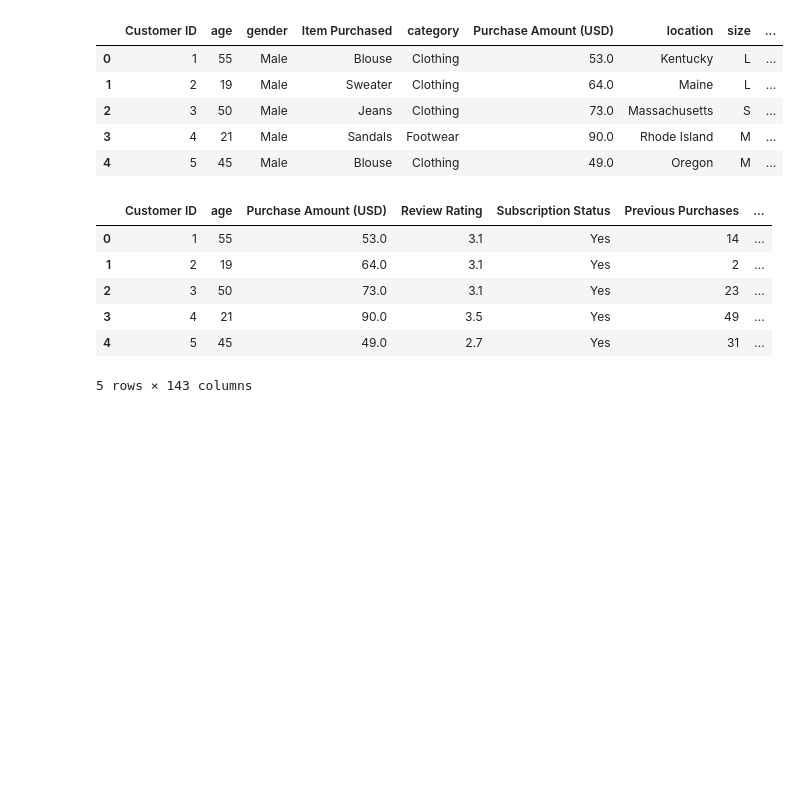
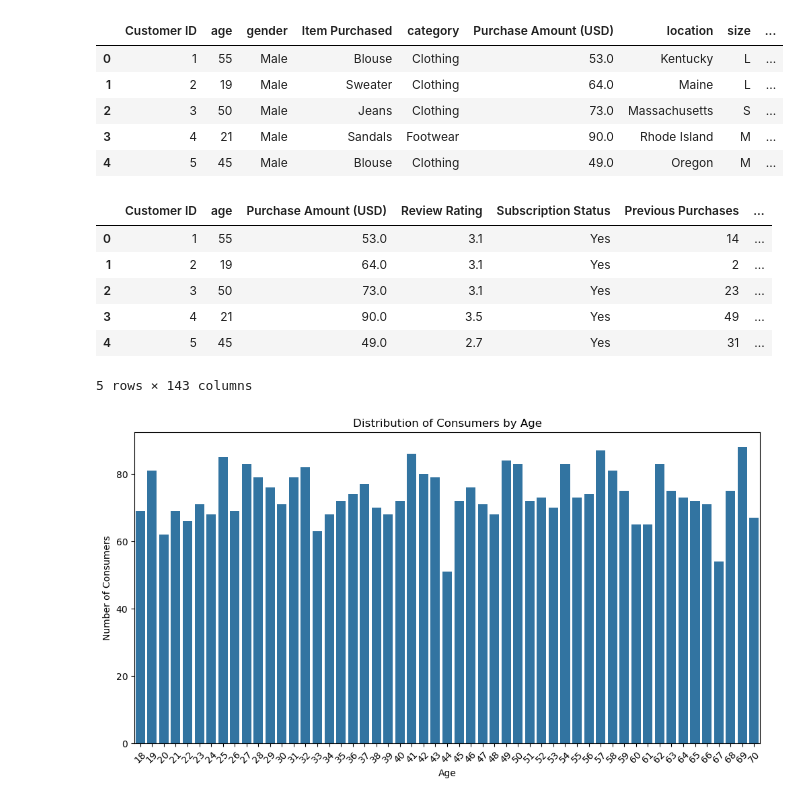
Before and after one commit to luisrodriguezror/project4, a Jupyter notebook: Data_Setup.ipynb, the cells around one changed output. Saved outputs shown, nothing was run; the diff lists cells and outputs as text; code cells hidden in the pictures; blank space fills up the shorter version.

Commit message:
Added Plots - Distribution age and Purchase Amount

```diff
--- a/Data_Setup.ipynb
+++ b/Data_Setup.ipynb
@@ -147,3 +147,16 @@ customer_segmentation_encoded.head()
 # Review Ratings:
 
 # Plot the distribution of review ratings to understand customer satisfaction.
+# %%
+# Count the frequency of each age
+age_counts = df['age'].value_counts()
+# Create a bar chart
+plt.figure(figsize=(12, 6))
+sns.barplot(x=age_counts.index, y=age_counts)
+plt.title('Distribution of Consumers by Age')
+plt.xlabel('Age')
+plt.ylabel('Number of Consumers')
+plt.xticks(rotation=45)
+plt.show()
+# %% [output]
+[figure, added]
```
Also changed, not shown: parts of 1 cell of this notebook.
